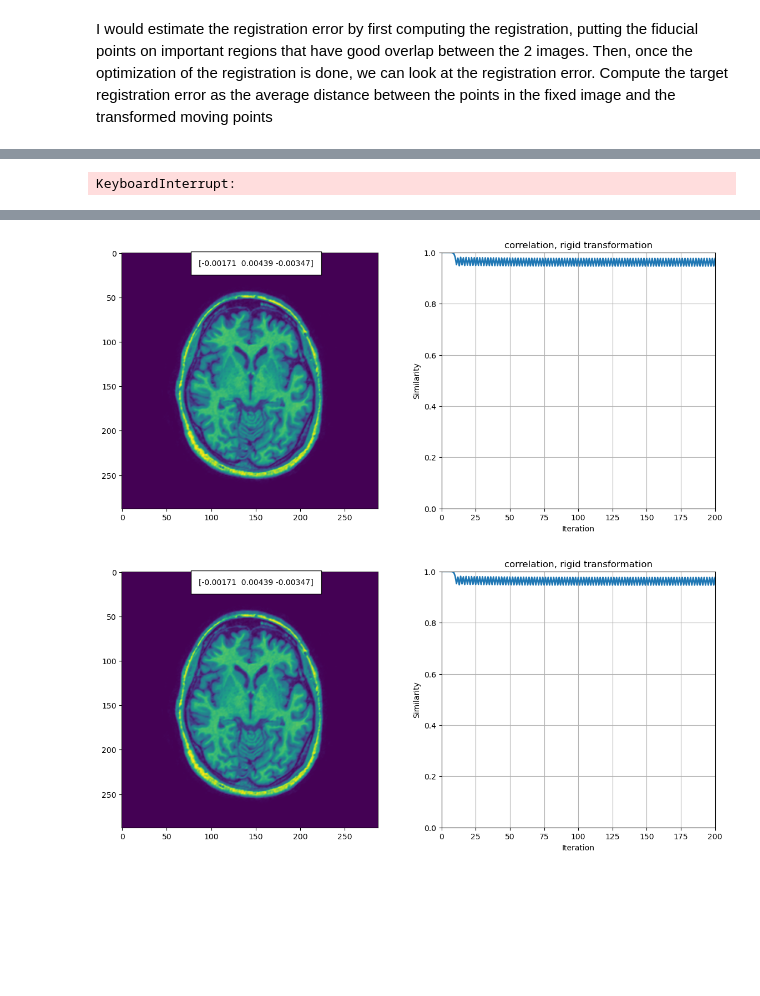
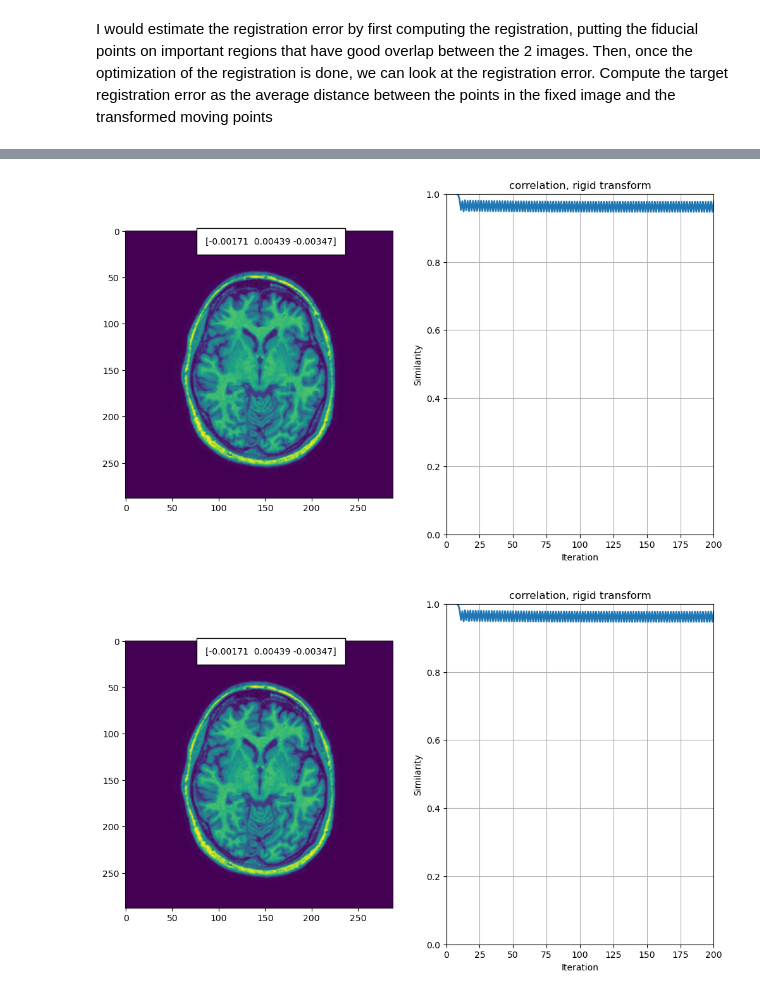
Before and after one commit to Jetteb/Medical_image_analysis_projects, a Jupyter notebook: 1.6_Registration_project.ipynb, the cells around one changed output, grey strips where cells are left out. Saved outputs shown, nothing was run; the diff lists cells and outputs as text; code cells hidden in the pictures; blank space fills up the shorter version.

```diff
--- a/1.6_Registration_project.ipynb
+++ b/1.6_Registration_project.ipynb
@@ -230,12 +112,3 @@ The following Python script (provided as `intensity_based_registration_demo()`)
-# %%
-%matplotlib inline
-import sys
-sys.path.append("../code")
-from registration_project import intensity_based_registration_demo
-
-intensity_based_registration_rigid_nCC()
-# %% [output]
-KeyboardInterrupt:
 # %% [markdown]
 <div style="float:right;margin:-5px 5px"><img src="../reader/assets/todo_ico.png" width="42" height="42"></div>
 
@@ -261,7 +134,7 @@ import matplotlib.pyplot as plt
 # %%
 I = plt.imread('../data/image_data/1_1_t1.tif')
 Im = plt.imread('../data/image_data/1_1_t1_d.tif')
-intensity_based_registration_rigid_nCC(I, Im)
+im_output_rigid_ncc_1 = intensity_based_registration(I, Im, adaptive_learning = False, ncc = True, rigid = True)
 # %% [output]
-[figure, old version]
+[figure, new version]
-[figure, old version]
+[figure, new version]
```
Also changed, not shown: parts of 25 cells of this notebook, 2 other files.
